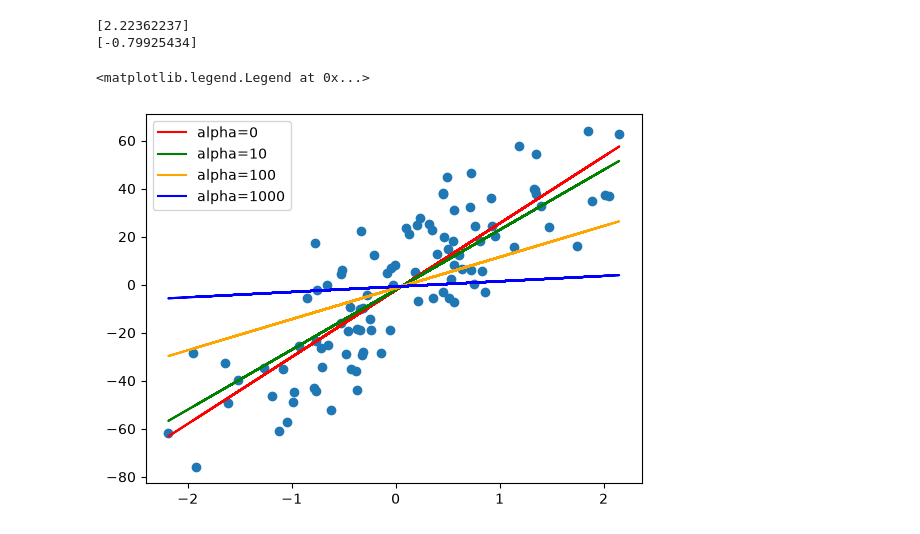
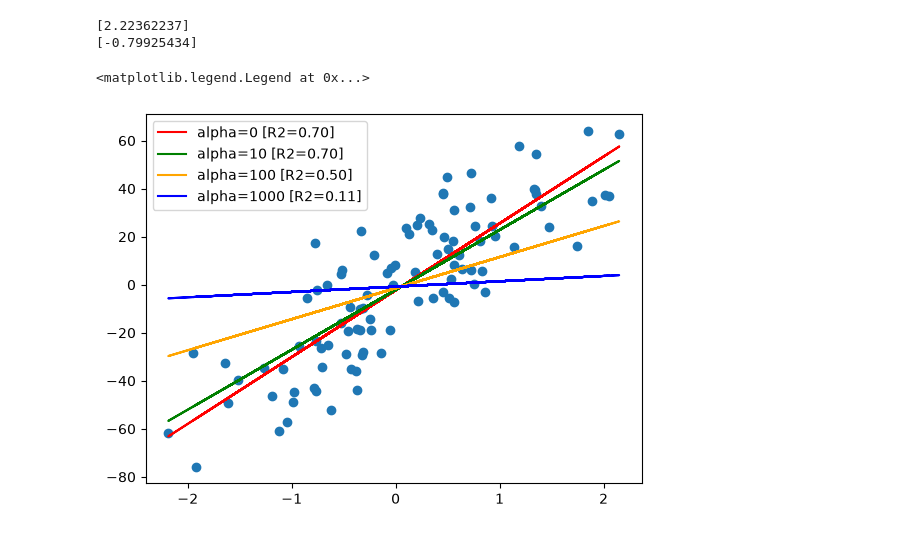
Before and after one commit to abheetsharma09/ml-dl-from-scratch, a Jupyter notebook: other_Regressions/l2_regularization.ipynb, the cells around one changed output. Saved outputs shown, nothing was run; the diff lists cells and outputs as text; code cells hidden in the pictures.

Commit message:
Graph Updated

```diff
--- a/other_Regressions/l2_regularization.ipynb
+++ b/other_Regressions/l2_regularization.ipynb
@@ -215,12 +216,13 @@ print(rr2.intercept_)
 [2.22362237]
 [-0.79925434]
 # %%
+#Add corressponding R2 score to each lines
 plt.scatter(X,Y)
-plt.plot(X,lr.predict(X),color='red',label='alpha=0')
-plt.plot(X,rr.predict(X),color='green',label='alpha=10')
-plt.plot(X,rr1.predict(X),color='orange',label='alpha=100')
-plt.plot(X,rr2.predict(X),color='blue',label='alpha=1000')
+plt.plot(X,lr.predict(X),color='red',label='alpha=0 [R2={:.2f}]'.format(r2_score(Y, lr.predict(X))))
+plt.plot(X,rr.predict(X),color='green',label='alpha=10 [R2={:.2f}]'.format(r2_score(Y, rr.predict(X))))
+plt.plot(X,rr1.predict(X),color='orange',label='alpha=100 [R2={:.2f}]'.format(r2_score(Y, rr1.predict(X))))
+plt.plot(X,rr2.predict(X),color='blue',label='alpha=1000 [R2={:.2f}]'.format(r2_score(Y, rr2.predict(X))))
 plt.legend()
 # %% [output]
 <matplotlib.legend.Legend at 0x...>
-[figure, old version]
+[figure, new version]
```
Also changed, not shown: parts of 1 cell of this notebook.
